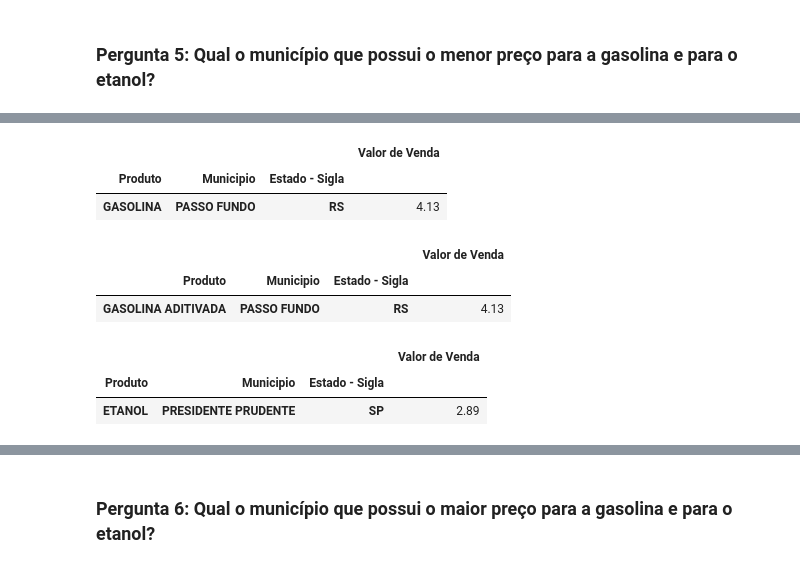
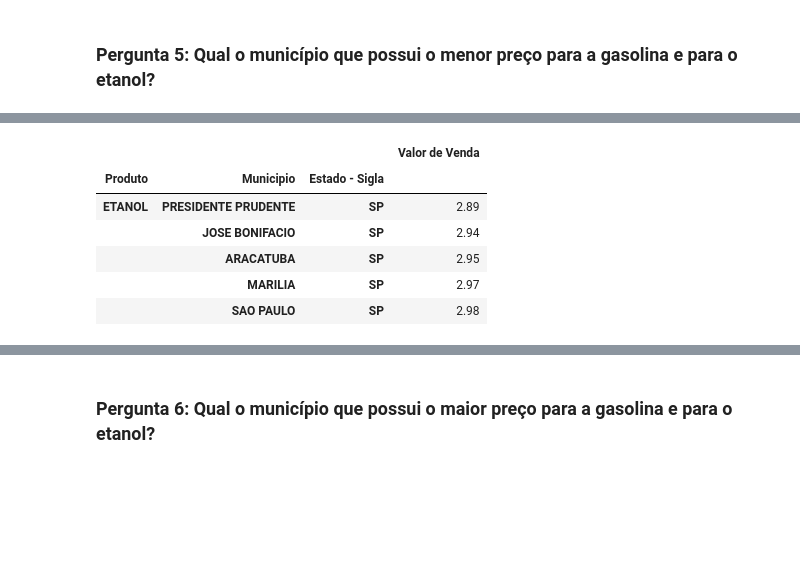
Before and after one commit to joaovictojuliao/Squad-2-M4, a Jupyter notebook: M4_Squad_2_Projeto_Final_análise_exploratória_preços_de_combustíveis_no_Brasil.ipynb, the cells around one changed output, grey strips where cells are left out. Saved outputs shown, nothing was run; the diff lists cells and outputs as text; code cells hidden in the pictures; blank space fills up the shorter version.

```diff
--- a/M4_Squad_2_Projeto_Final_análise_exploratória_preços_de_combustíveis_no_Brasil.ipynb
+++ b/M4_Squad_2_Projeto_Final_análise_exploratória_preços_de_combustíveis_no_Brasil.ipynb
@@ -565,18 +636,12 @@ plt.plot(etanol.groupby('Estado - Sigla')[['Valor de Venda']].mean().sort_values
 # %%
-gasolina_comum.groupby(['Produto','Municipio', 'Estado - Sigla'])[['Valor de Venda']].min().sort_values(['Valor de Venda'], ascending = True).head(1)
+#Para o etanol:
+
+etanol.groupby(['Produto','Municipio', 'Estado - Sigla'])[['Valor de Venda']].min().sort_values(['Valor de Venda'], ascending = True).head(5)
 # %% [output]
 |  |  |  | Valor de Venda |
 | Produto | Municipio | Estado - Sigla |  |
-| GASOLINA | PASSO FUNDO | RS | 4.13 |
+| ETANOL | PRESIDENTE PRUDENTE | SP | 2.89 |
+|  | JOSE BONIFACIO | SP | 2.94 |
+|  | ARACATUBA | SP | 2.95 |
+|  | MARILIA | SP | 2.97 |
+|  | SAO PAULO | SP | 2.98 |
-# %%
-gasolina_aditivada.groupby(['Produto','Municipio', 'Estado - Sigla'])[['Valor de Venda']].min().sort_values(['Valor de Venda'], ascending = True).head(1)
-# %% [output]
-|  |  |  | Valor de Venda |
-| Produto | Municipio | Estado - Sigla |  |
-| GASOLINA ADITIVADA | PASSO FUNDO | RS | 4.13 |
-# %%
-etanol.groupby(['Produto','Municipio', 'Estado - Sigla'])[['Valor de Venda']].min().sort_values(['Valor de Venda'], ascending = True).head(1)
-# %% [output]
-|  |  |  | Valor de Venda |
-| Produto | Municipio | Estado - Sigla |  |
-| ETANOL | PRESIDENTE PRUDENTE | SP | 2.89 |
```
Also changed, not shown: parts of 54 cells of this notebook.
